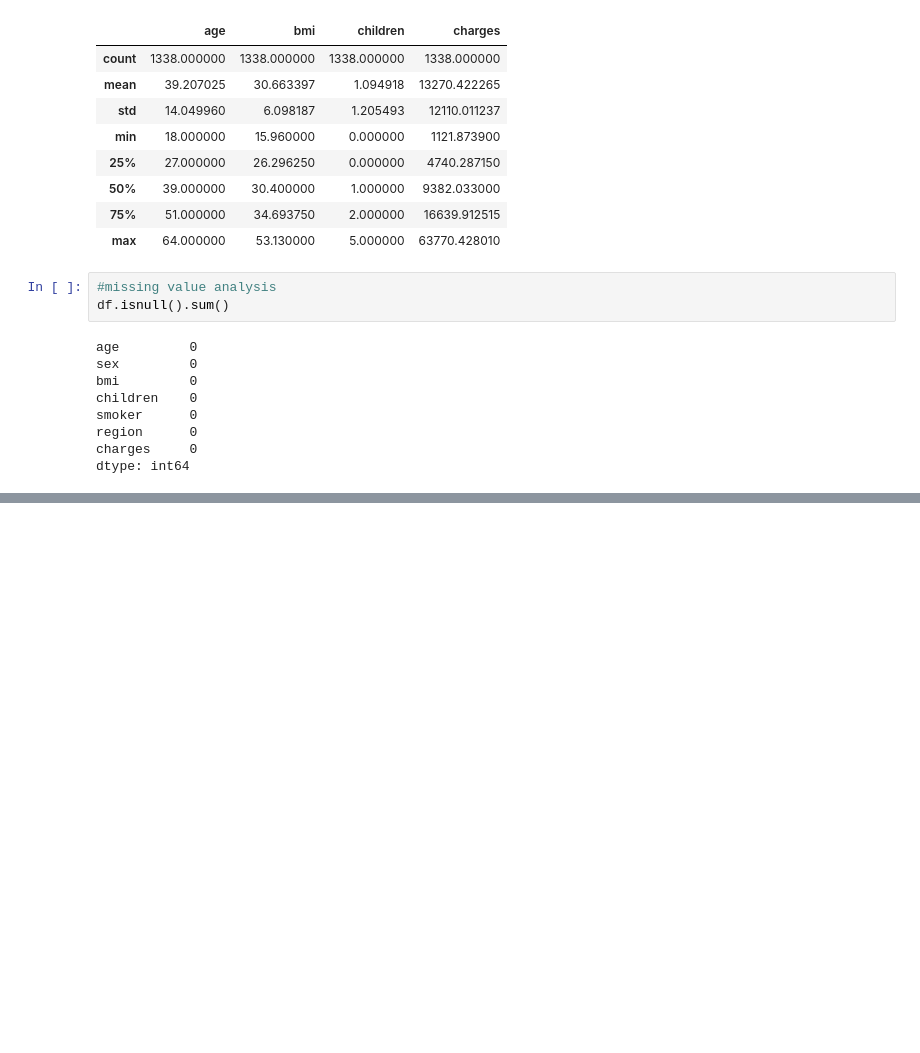
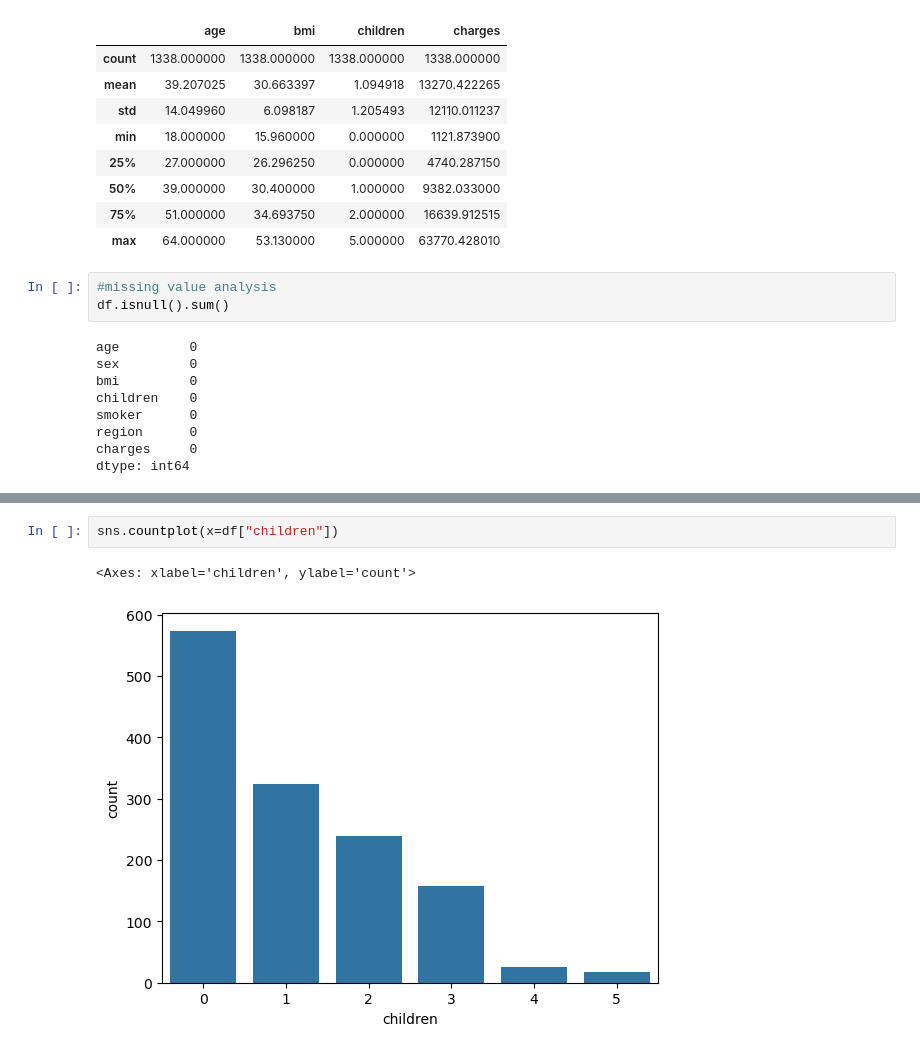
Before and after one commit to suryssss/EDA, a Jupyter notebook: predicting-charges/prediction.ipynb, the cells around one changed output, grey strips where cells are left out. Drawn from its saved outputs; the diff is of its cells as text; blank space fills up the shorter version.

```diff
--- a/predicting-charges/prediction.ipynb
+++ b/predicting-charges/prediction.ipynb
@@ -76,0 +92,5 @@ dtype: int64
+# %%
+sns.countplot(x=df["children"])
+# %% [output]
+<Axes: xlabel='children', ylabel='count'>
+[figure, added]
```
Also changed, not shown: parts of 4 cells of this notebook.
